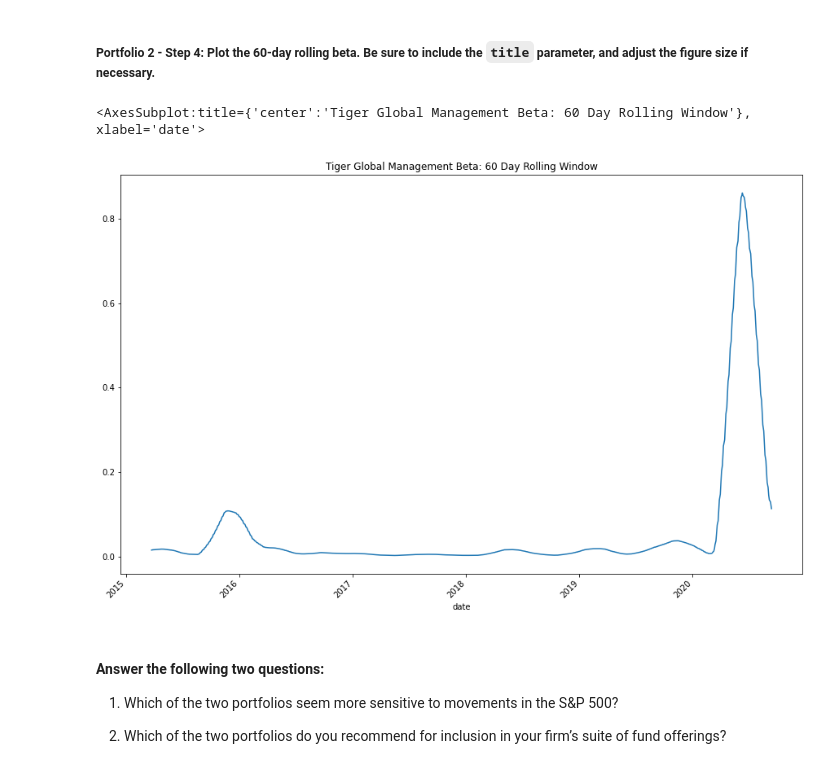
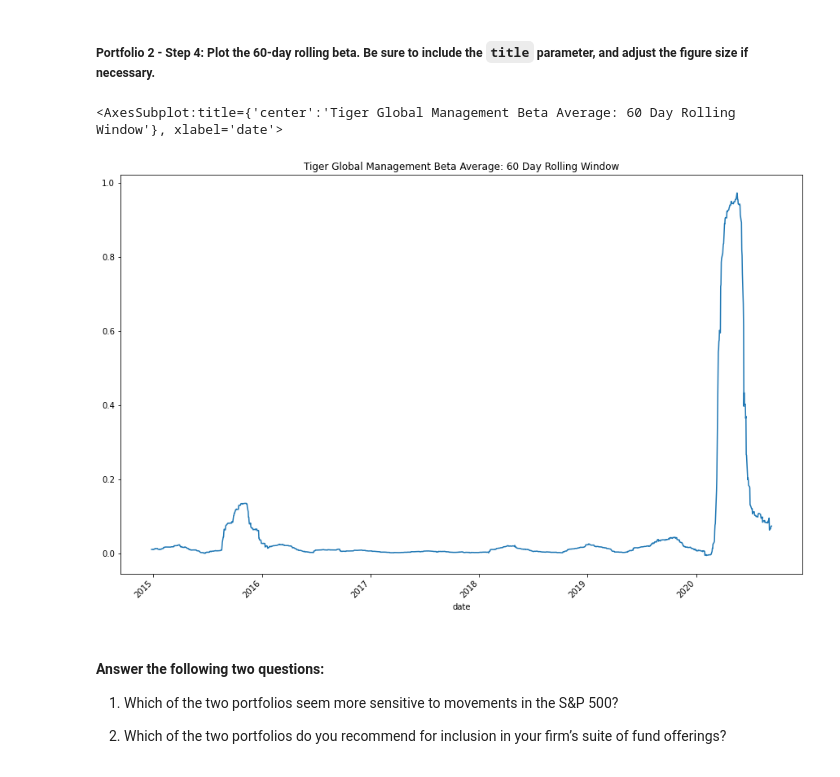
Before and after one commit to TracyMichael/Module-Challenge-4, a Jupyter notebook: risk_return_analysis.ipynb, the cells around one changed output. Cells and saved outputs as stored; diff of their text form; code cells hidden in the pictures.

```diff
--- a/risk_return_analysis.ipynb
+++ b/risk_return_analysis.ipynb
@@ -579,12 +573,12 @@ Length: 1497, dtype: float64
 # %%
 # Plot the rolling beta
 # Include a title parameter and adjust the figure size
 
 
-tiger_beta.rolling(window=60).mean().plot(figsize=(15,10),rot=45, title="Tiger Global Management Beta: 60 Day Rolling Window")
+tiger_beta.plot(figsize=(15,10),rot=45, title="Tiger Global Management Beta Average: 60 Day Rolling Window")
 # %% [output]
-<AxesSubplot:title={'center':'Tiger Global Management Beta: 60 Day Rolling Window'}, xlabel='date'>
+<AxesSubplot:title={'center':'Tiger Global Management Beta Average: 60 Day Rolling Window'}, xlabel='date'>
-[figure, old version]
+[figure, new version]
 # %% [markdown]
 #### Answer the following two questions:
 
```
Also changed, not shown: parts of 4 cells of this notebook.
